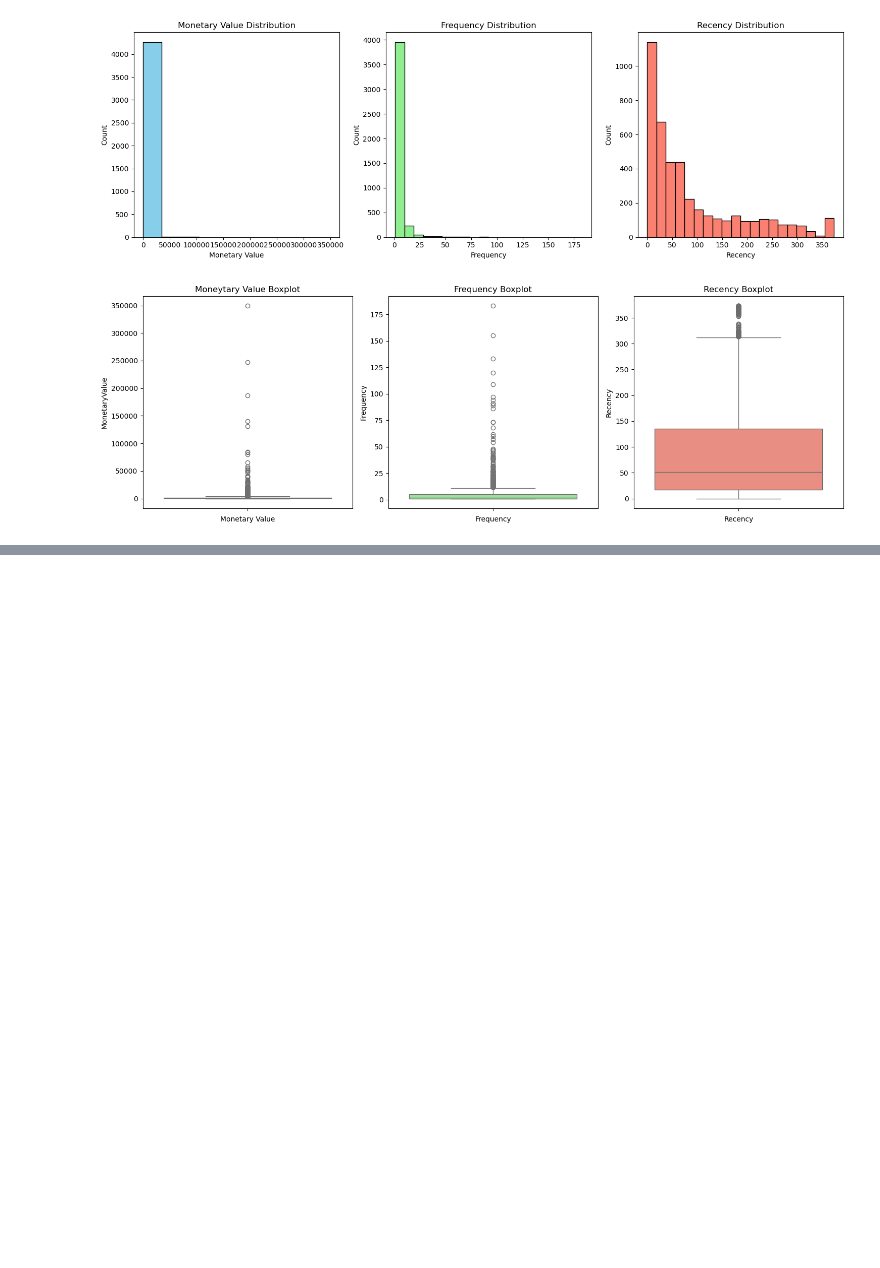
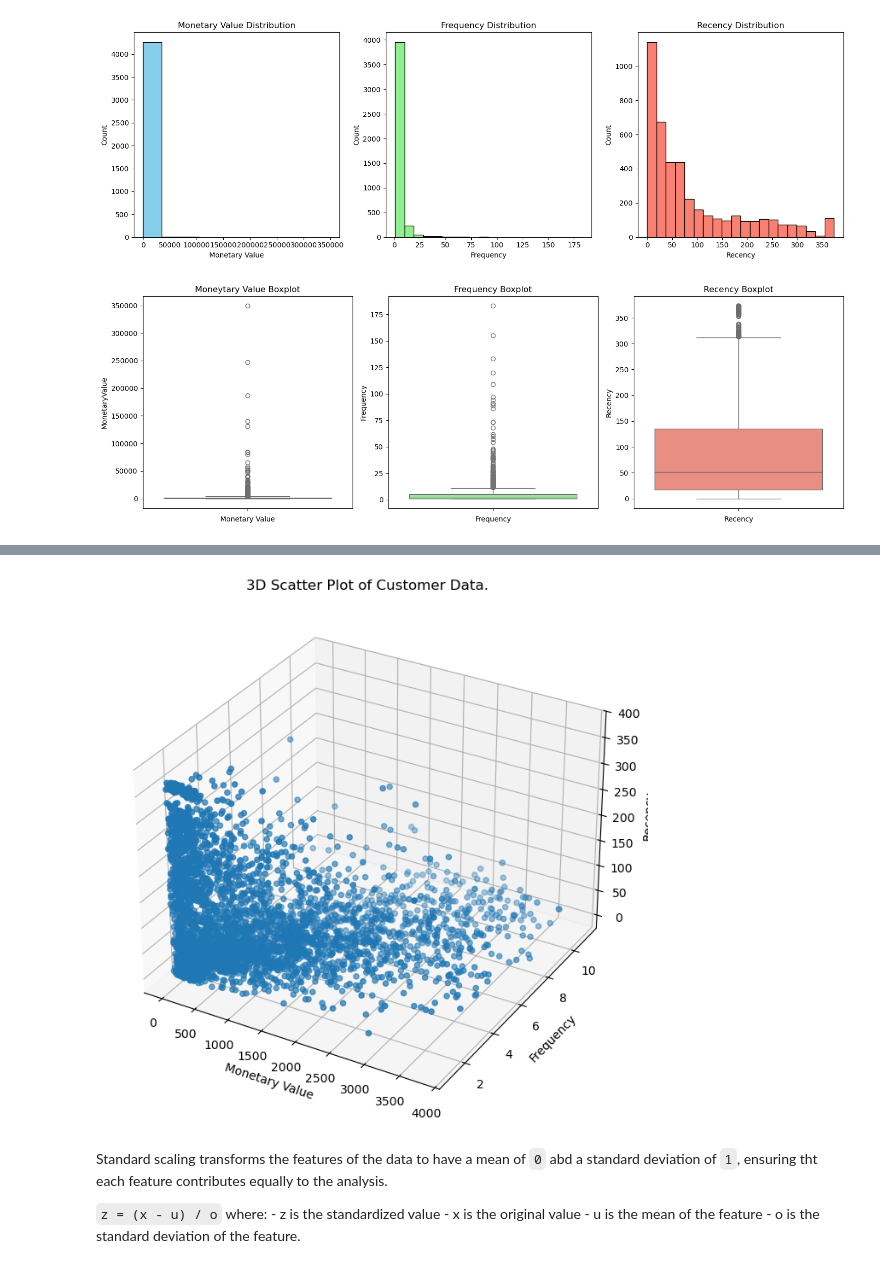
Before and after one commit to itsmearafik/online_retail_data_clustering, a Jupyter notebook: retail_clauster_app.ipynb, the cells around one changed output, grey strips where cells are left out. Drawn from its saved outputs; the diff is of its cells as text; code cells hidden in the pictures; blank space fills up the shorter version.

```diff
--- a/retail_clauster_app.ipynb
+++ b/retail_clauster_app.ipynb
@@ -363,0 +450,27 @@ plt.show()
+# %%
+# scatter mplot for customer data
+
+fig = plt.figure(figsize=(8,8))
+
+ax = fig.add_subplot(projection="3d")
+
+scatter = ax.scatter(non_outliers_df["MonetaryValue"], non_outliers_df["Frequency"], non_outliers_df["Recency"])
+
+ax.set_xlabel("Monetary Value")
+ax.set_ylabel("Frequency")
+ax.set_zlabel("Recency")
+
+ax.set_title("3D Scatter Plot of Customer Data.")
+
+plt.show()
+# %% [output]
+[figure, added]
+# %% [markdown]
+Standard scaling transforms the features of the data to have a mean of `0` abd a standard deviation of `1`, ensuring tht each feature contributes equally to the analysis.
+
+`z = (x - u) / o`
+where:
+    - z is the standardized value
+    - x is the original value
+    - u is the mean of the feature
+    - o is the standard deviation of the feature.
```
Also changed, not shown: parts of 35 cells of this notebook.
